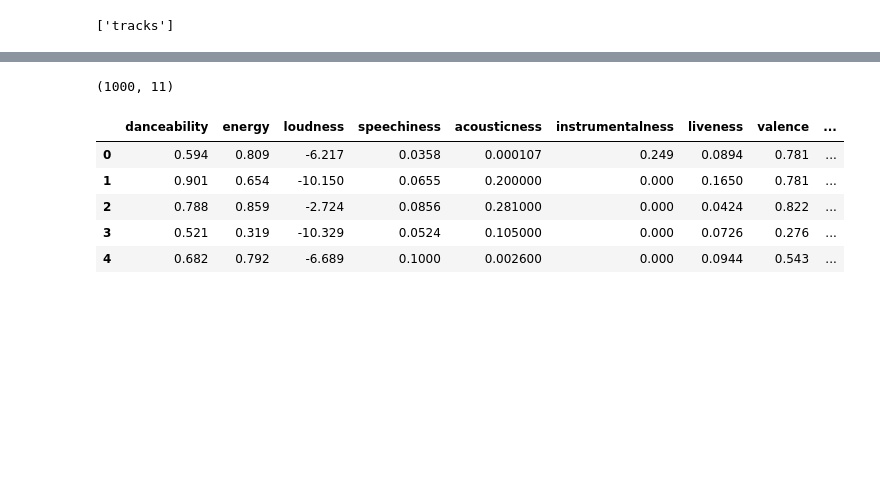
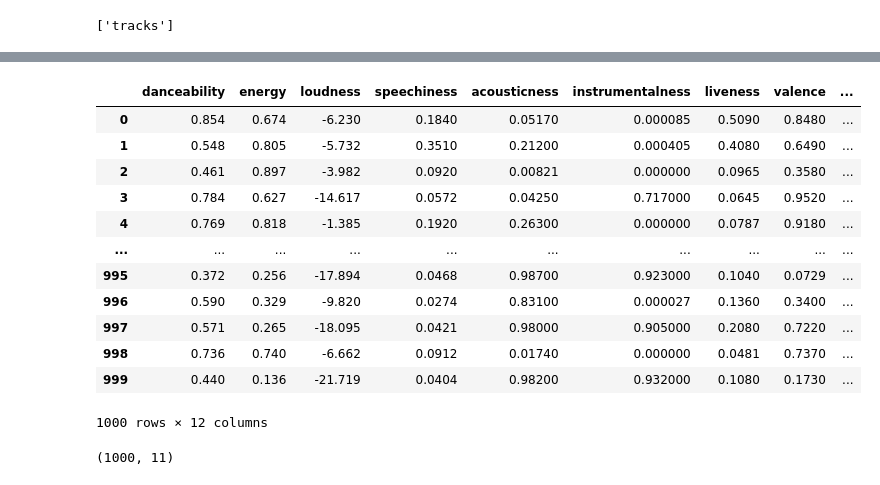
Before and after one commit to BonGoan/Gnod_Project, a Jupyter notebook: 02_notebooks/Project_week10.ipynb, the cells around one changed output, grey strips where cells are left out. Saved outputs shown, nothing was run; the diff lists cells and outputs as text; code cells hidden in the pictures; blank space fills up the shorter version.

```diff
--- a/02_notebooks/Project_week10.ipynb
+++ b/02_notebooks/Project_week10.ipynb
@@ -56,15 +56,3 @@ pprint.pprint(results)
 list(results.keys())
 # %% [output]
 ['tracks']
-# %%
-list_of_songs=[]
-for i in results["tracks"]["items"]:
-    list_of_songs.append(i["id"])
-
-song_features = sp.audio_features(list_of_songs)
-
-df=pd.DataFrame(song_features)
-df=df[["danceability","energy","loudness","speechiness","acousticness",
-    "instrumentalness","liveness","valence","tempo","id","duration_ms"]]
-
-df.head()
@@ -78,10 +58,0 @@ df.head()
-# %%
-query = "pop"
-market = "DE"
-limit = 50
-offset = 0
-results_per_offset = []
-for i in range(5):  # Change range to control the number of iterations
-    results = sp.search(q=query, limit=limit, market=market, offset=offset)
-    results_per_offset.append(results)
-    offset += 51
@@ -111,19 +103,23 @@ while current_row_count < rows_needed:
 
         # Create an empty list to store the song IDs
         list_of_songs = []
+        song_names =[]
 
         # Collect the song IDs from the search results
         for track in results["tracks"]["items"]:
             list_of_songs.append(track["id"])
+            song_names.append(track["name"])
+
 
         # Fetch audio features for the collected song IDs
         song_features = sp.audio_features(list_of_songs)
 
         # Create a DataFrame from the audio features and select relevant columns
         df = pd.DataFrame(song_features)
+
         df = df[["danceability", "energy", "loudness", "speechiness", "acousticness",
                  "instrumentalness", "liveness", "valence", "tempo", "id", "duration_ms"]]
-
+        df["names"] = song_names
         # Append the DataFrame to the final DataFrame
         df_final = pd.concat([df_final, df], ignore_index=True)
 
@@ -144,9 +140,23 @@ df_final = df_final.head(1000)
 df_final.head()
 
 # Optional: Save the DataFrame to a CSV file
-df_final.to_csv('../01_data/df_final.csv', index=False)
-
-df_final.to_csv("spotify_pop_songs_1000_rows.csv", index=False)
+df_final.to_csv('../01_data/spotify_pop_songs_1000_rows.csv', index=False)
+# %%
+df_final
+# %% [output]
+|  | danceability | energy | loudness | speechiness | acousticness | instrumentalness | liveness | valence | ... |
+| 0 | 0.854 | 0.674 | -6.230 | 0.1840 | 0.05170 | 0.000085 | 0.5090 | 0.8480 | ... |
+| 1 | 0.548 | 0.805 | -5.732 | 0.3510 | 0.21200 | 0.000405 | 0.4080 | 0.6490 | ... |
+| 2 | 0.461 | 0.897 | -3.982 | 0.0920 | 0.00821 | 0.000000 | 0.0965 | 0.3580 | ... |
+| 3 | 0.784 | 0.627 | -14.617 | 0.0572 | 0.04250 | 0.717000 | 0.0645 | 0.9520 | ... |
+| 4 | 0.769 | 0.818 | -1.385 | 0.1920 | 0.26300 | 0.000000 | 0.0787 | 0.9180 | ... |
+| ... | ... | ... | ... | ... | ... | ... | ... | ... | ... |
+| 995 | 0.372 | 0.256 | -17.894 | 0.0468 | 0.98700 | 0.923000 | 0.1040 | 0.0729 | ... |
+| 996 | 0.590 | 0.329 | -9.820 | 0.0274 | 0.83100 | 0.000027 | 0.1360 | 0.3400 | ... |
+| 997 | 0.571 | 0.265 | -18.095 | 0.0421 | 0.98000 | 0.905000 | 0.2080 | 0.7220 | ... |
+| 998 | 0.736 | 0.740 | -6.662 | 0.0912 | 0.01740 | 0.000000 | 0.0481 | 0.7370 | ... |
+| 999 | 0.440 | 0.136 | -21.719 | 0.0404 | 0.98200 | 0.932000 | 0.1080 | 0.1730 | ... |
+1000 rows × 12 columns
 # %%
 df_final.shape
 # %% [output]
@@ -156,19 +163,0 @@ results= sp.search(q="pop", limit =50, market ="DE", offset= 51)
-# %%
-list_of_songs=[]
-for i in results["tracks"]["items"]:
-    list_of_songs.append(i["id"])
-
-song_features = sp.audio_features(list_of_songs)
-
-df1=pd.DataFrame(song_features)
-df1=df1[["danceability","energy","loudness","speechiness","acousticness",
-    "instrumentalness","liveness","valence","tempo","id","duration_ms"]]
-df1=df
-df.head()
-# %% [output]
-|  | danceability | energy | loudness | speechiness | acousticness | instrumentalness | liveness | valence | ... |
-| 0 | 0.594 | 0.809 | -6.217 | 0.0358 | 0.000107 | 0.249 | 0.0894 | 0.781 | ... |
-| 1 | 0.901 | 0.654 | -10.150 | 0.0655 | 0.200000 | 0.000 | 0.1650 | 0.781 | ... |
-| 2 | 0.788 | 0.859 | -2.724 | 0.0856 | 0.281000 | 0.000 | 0.0424 | 0.822 | ... |
-| 3 | 0.521 | 0.319 | -10.329 | 0.0524 | 0.105000 | 0.000 | 0.0726 | 0.276 | ... |
-| 4 | 0.682 | 0.792 | -6.689 | 0.1000 | 0.002600 | 0.000 | 0.0944 | 0.543 | ... |
```
Also changed, not shown: parts of 7 cells of this notebook, 1 other file.
